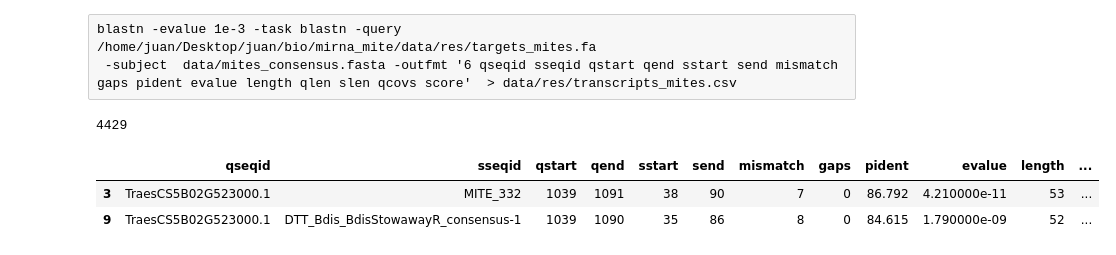
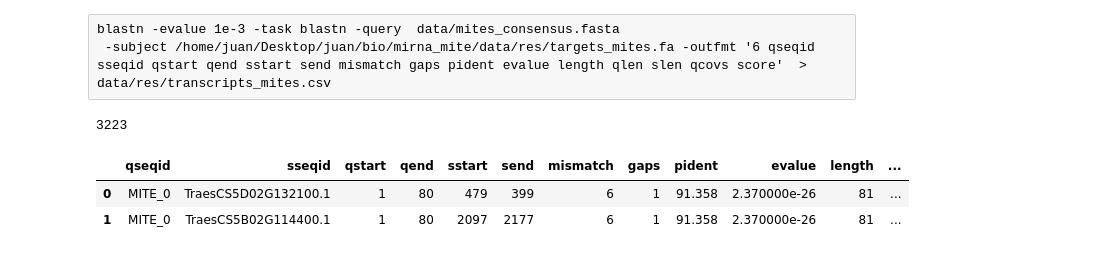
Before and after one commit to juancresc/mirna_mite, a Jupyter notebook: 2_analysis/cleavage.ipynb, the cells around one changed output. Cells and saved outputs as stored; diff of their text form; code cells hidden in the pictures.

```diff
--- a/2_analysis/cleavage.ipynb
+++ b/2_analysis/cleavage.ipynb
@@ -40,16 +41,16 @@ print(path_transcripts_res)
 # %% [raw]
-blastn -evalue 1e-3 -task blastn -query /home/juan/Desktop/juan/bio/mirna_mite/data/res/targets_mites.fa
- -subject  data/mites_consensus.fasta -outfmt '6 qseqid sseqid qstart qend sstart send mismatch gaps pident evalue length qlen slen qcovs score'  > data/res/transcripts_mites.csv
+blastn -evalue 1e-3 -task blastn -query  data/mites_consensus.fasta
+ -subject /home/juan/Desktop/juan/bio/mirna_mite/data/res/targets_mites.fa -outfmt '6 qseqid sseqid qstart qend sstart send mismatch gaps pident evalue length qlen slen qcovs score'  > data/res/transcripts_mites.csv
 # %%
 df_mites = pd.read_csv(path_blast_res, sep="\t")
 cols = ['qseqid','sseqid','qstart','qend','sstart','send','mismatch','gaps','pident','evalue','length','qlen','slen','qcovs','score']
 df_mites.columns = cols
-df_mites = df_mites[df_mites.pident >= 80]
-df_mites = df_mites[df_mites.length >= (df_mites.slen * 0.5)]
+df_mites = df_mites[df_mites.pident >= 85]
+df_mites = df_mites[df_mites.qcovs >= 85]
 print(len(df_mites.index))
 df_mites.head(2)
 # %% [output]
-4429
+3223
 |  | qseqid | sseqid | qstart | qend | sstart | send | mismatch | gaps | pident | evalue | length | ... |
-| 3 | TraesCS5B02G523000.1 | MITE_332 | 1039 | 1091 | 38 | 90 | 7 | 0 | 86.792 | 4.210000e-11 | 53 | ... |
-| 9 | TraesCS5B02G523000.1 | DTT_Bdis_BdisStowawayR_consensus-1 | 1039 | 1090 | 35 | 86 | 8 | 0 | 84.615 | 1.790000e-09 | 52 | ... |
+| 0 | MITE_0 | TraesCS5D02G132100.1 | 1 | 80 | 479 | 399 | 6 | 1 | 91.358 | 2.370000e-26 | 81 | ... |
+| 1 | MITE_0 | TraesCS5B02G114400.1 | 1 | 80 | 2097 | 2177 | 6 | 1 | 91.358 | 2.370000e-26 | 81 | ... |
```
Also changed, not shown: parts of 22 cells of this notebook, 4 other files.
